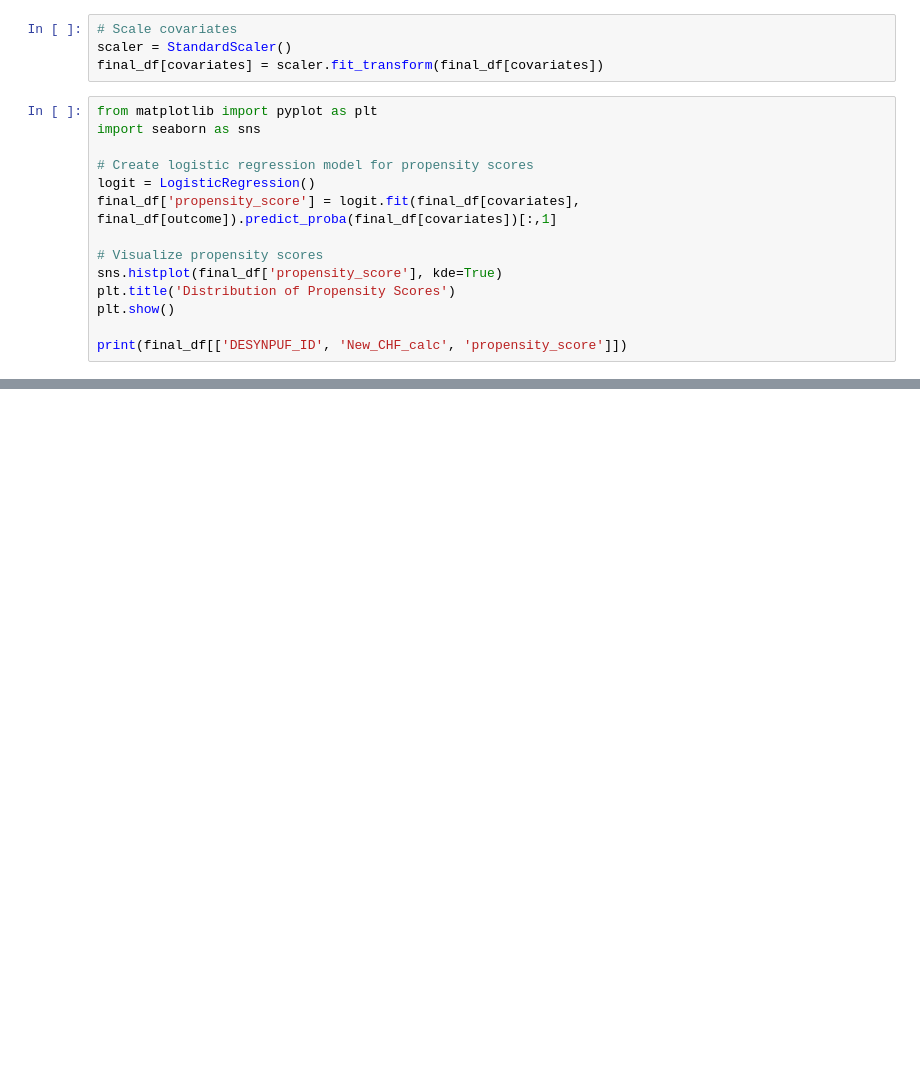
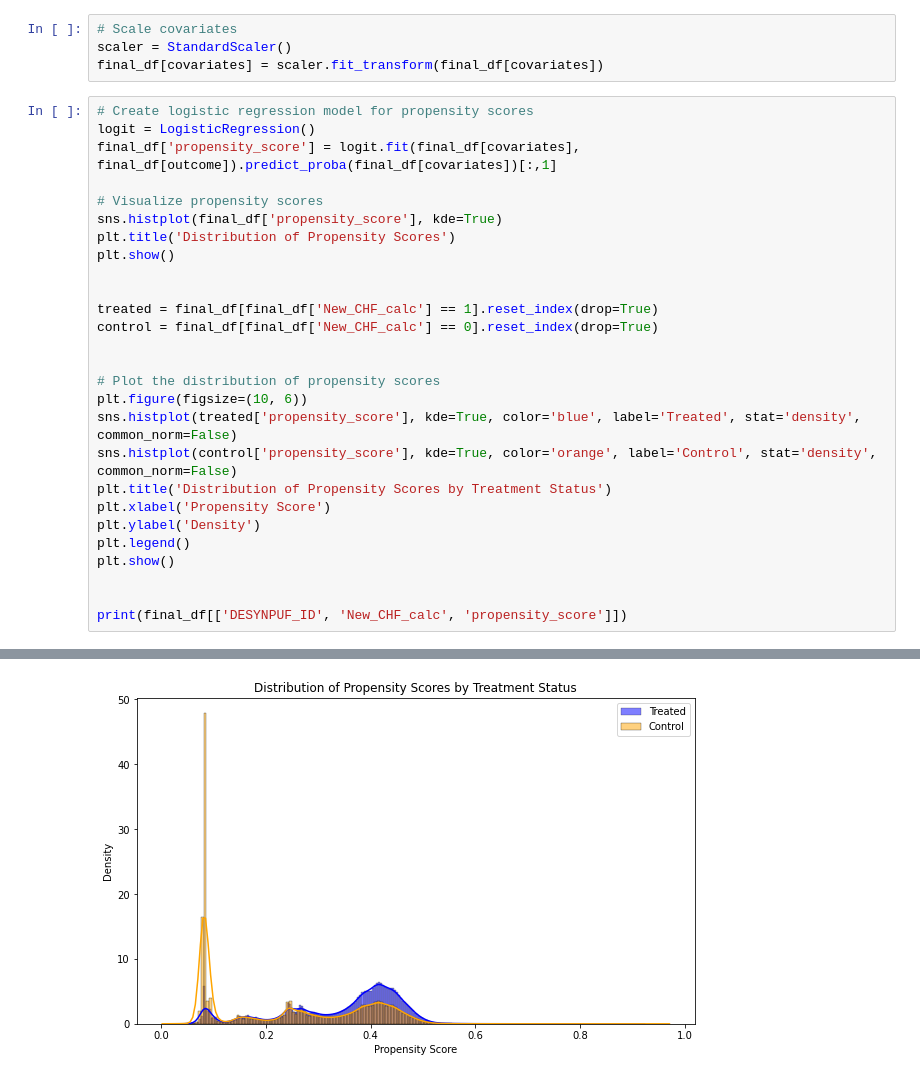
Before and after one commit to jcarhart1/cms, a Jupyter notebook: notebooks/2_causal_modeling.ipynb, the cells around one changed output, grey strips where cells are left out. Saved outputs shown, nothing was run; the diff lists cells and outputs as text; blank space fills up the shorter version.

```diff
--- a/notebooks/2_causal_modeling.ipynb
+++ b/notebooks/2_causal_modeling.ipynb
@@ -893,21 +895,35 @@ covariates
 scaler = StandardScaler()
 final_df[covariates] = scaler.fit_transform(final_df[covariates])
 # %%
-from matplotlib import pyplot as plt
-import seaborn as sns
-
 # Create logistic regression model for propensity scores
 logit = LogisticRegression()
 final_df['propensity_score'] = logit.fit(final_df[covariates], final_df[outcome]).predict_proba(final_df[covariates])[:,1]
 
 # Visualize propensity scores
 sns.histplot(final_df['propensity_score'], kde=True)
 plt.title('Distribution of Propensity Scores')
 plt.show()
 
+
+treated = final_df[final_df['New_CHF_calc'] == 1].reset_index(drop=True)
+control = final_df[final_df['New_CHF_calc'] == 0].reset_index(drop=True)
+
+
+# Plot the distribution of propensity scores
+plt.figure(figsize=(10, 6))
+sns.histplot(treated['propensity_score'], kde=True, color='blue', label='Treated', stat='density', common_norm=False)
+sns.histplot(control['propensity_score'], kde=True, color='orange', label='Control', stat='density', common_norm=False)
+plt.title('Distribution of Propensity Scores by Treatment Status')
+plt.xlabel('Propensity Score')
+plt.ylabel('Density')
+plt.legend()
+plt.show()
+
+
 print(final_df[['DESYNPUF_ID', 'New_CHF_calc', 'propensity_score']])
 # %% [output]
 [figure]
+[figure, added]
               DESYNPUF_ID  New_CHF_calc  propensity_score
 0        00000B48BCF4AD29             0          0.247665
 1        0000141F2FECE9BC             0          0.084169
```
Also changed, not shown: parts of 14 cells of this notebook.
